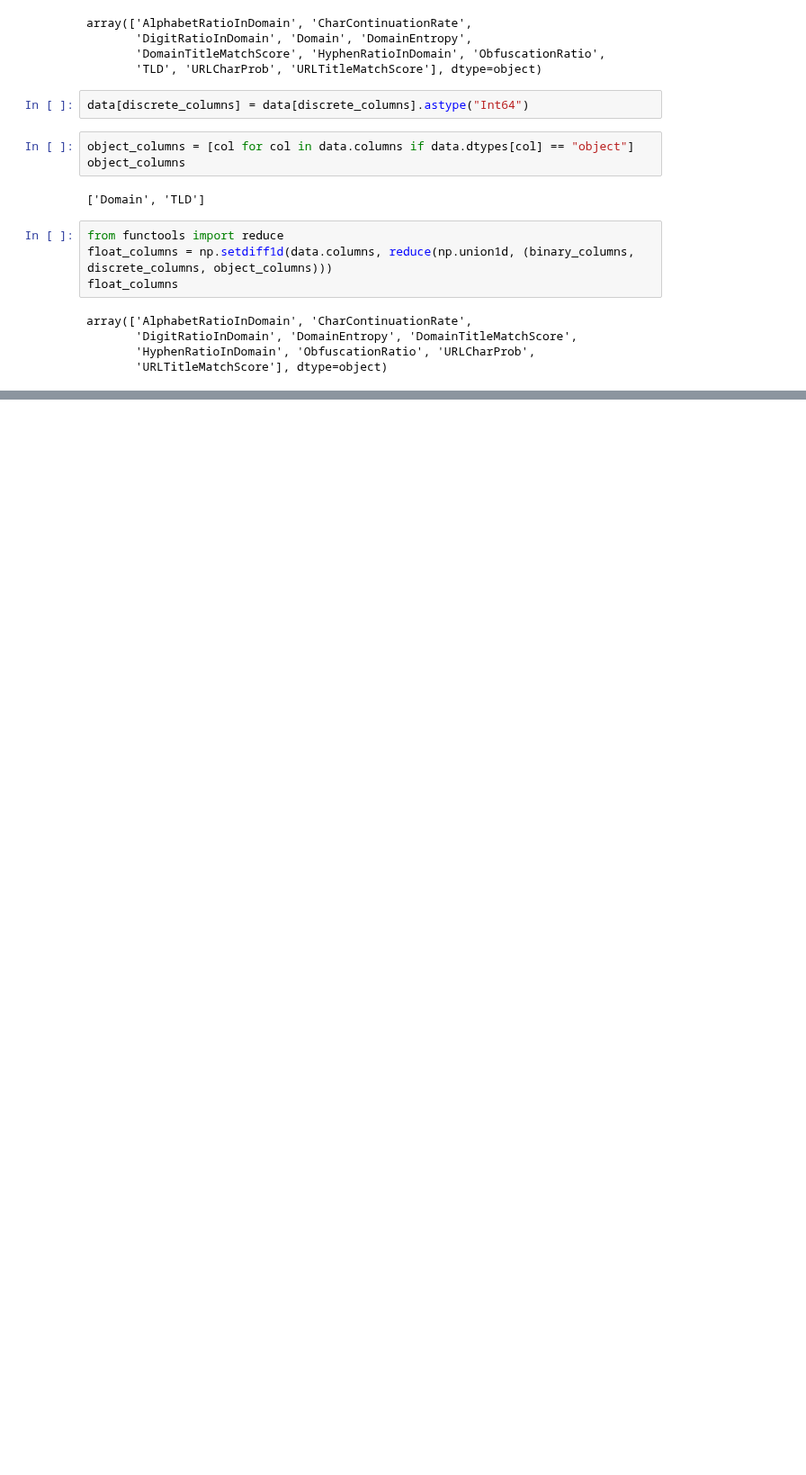
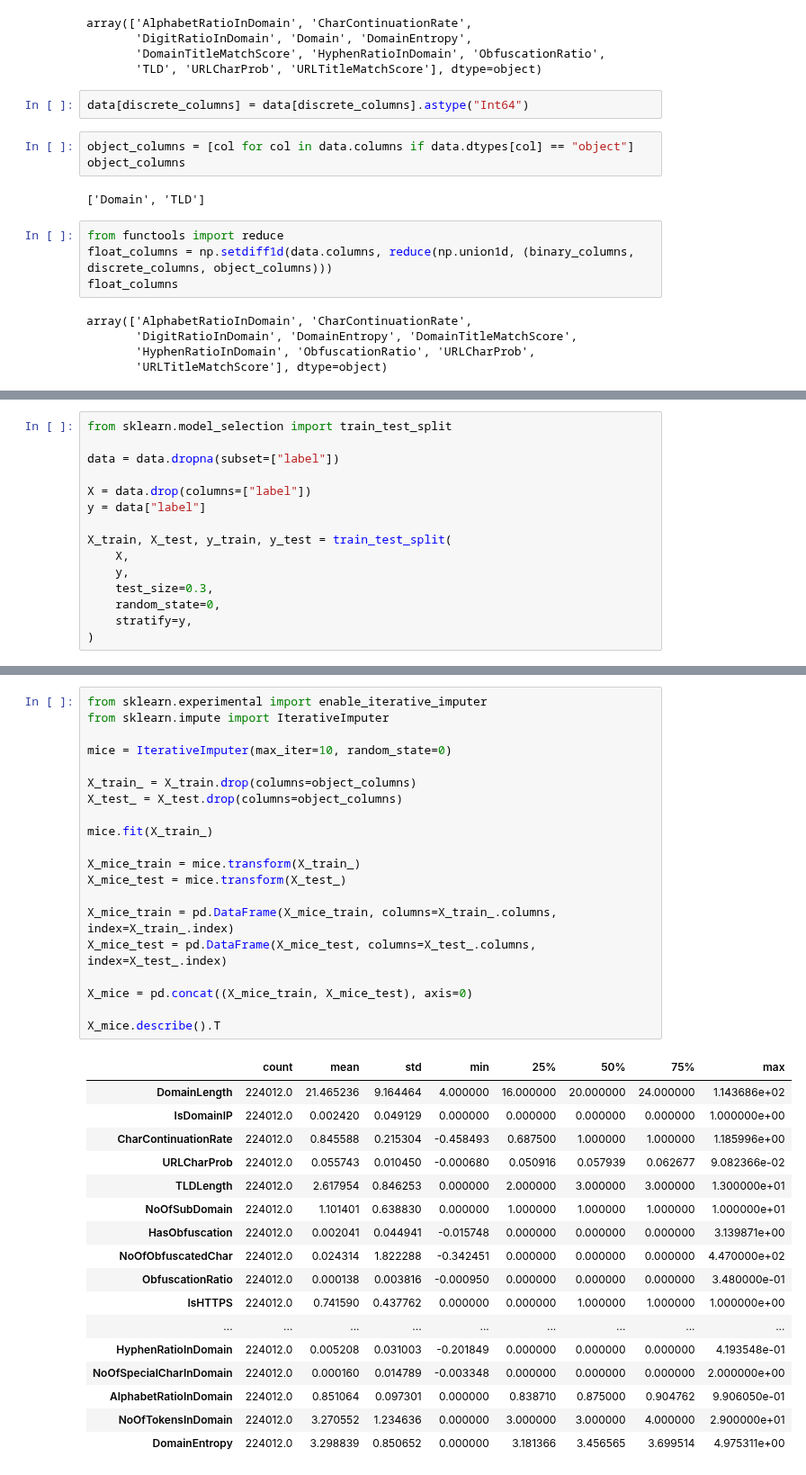
Before and after one commit to BugraAKKUS/Phishing-URL--Website--Detection, a Jupyter notebook: feature_engineering.ipynb, the cells around one changed output, grey strips where cells are left out. Shown at 90% size. Cells and saved outputs as stored; diff of their text form; blank space fills up the shorter version.

```diff
--- a/feature_engineering.ipynb
+++ b/feature_engineering.ipynb
@@ -289,0 +292,15 @@ array(['AlphabetRatioInDomain', 'CharContinuationRate',
+# %%
+from sklearn.model_selection import train_test_split
+
+data = data.dropna(subset=["label"])
+
+X = data.drop(columns=["label"])
+y = data["label"]
+
+X_train, X_test, y_train, y_test = train_test_split(
+    X,
+    y,
+    test_size=0.3,
+    random_state=0,
+    stratify=y,
+)
@@ -289,0 +309,38 @@ array(['AlphabetRatioInDomain', 'CharContinuationRate',
+# %%
+from sklearn.experimental import enable_iterative_imputer
+from sklearn.impute import IterativeImputer
+
+mice = IterativeImputer(max_iter=10, random_state=0)
+
+X_train_ = X_train.drop(columns=object_columns)
+X_test_ = X_test.drop(columns=object_columns)
+
+mice.fit(X_train_)
+
+X_mice_train = mice.transform(X_train_)
+X_mice_test = mice.transform(X_test_)
+
+X_mice_train = pd.DataFrame(X_mice_train, columns=X_train_.columns, index=X_train_.index)
+X_mice_test = pd.DataFrame(X_mice_test, columns=X_test_.columns, index=X_test_.index)
+
+X_mice = pd.concat((X_mice_train, X_mice_test), axis=0)
+
+X_mice.describe().T
+# %% [output]
+|  | count | mean | std | min | 25% | 50% | 75% | max |
+| DomainLength | 224012.0 | 21.465236 | 9.164464 | 4.000000 | 16.000000 | 20.000000 | 24.000000 | 1.143686e+02 |
+| IsDomainIP | 224012.0 | 0.002420 | 0.049129 | 0.000000 | 0.000000 | 0.000000 | 0.000000 | 1.000000e+00 |
+| CharContinuationRate | 224012.0 | 0.845588 | 0.215304 | -0.458493 | 0.687500 | 1.000000 | 1.000000 | 1.185996e+00 |
+| URLCharProb | 224012.0 | 0.055743 | 0.010450 | -0.000680 | 0.050916 | 0.057939 | 0.062677 | 9.082366e-02 |
+| TLDLength | 224012.0 | 2.617954 | 0.846253 | 0.000000 | 2.000000 | 3.000000 | 3.000000 | 1.300000e+01 |
+| NoOfSubDomain | 224012.0 | 1.101401 | 0.638830 | 0.000000 | 1.000000 | 1.000000 | 1.000000 | 1.000000e+01 |
+| HasObfuscation | 224012.0 | 0.002041 | 0.044941 | -0.015748 | 0.000000 | 0.000000 | 0.000000 | 3.139871e+00 |
+| NoOfObfuscatedChar | 224012.0 | 0.024314 | 1.822288 | -0.342451 | 0.000000 | 0.000000 | 0.000000 | 4.470000e+02 |
+| ObfuscationRatio | 224012.0 | 0.000138 | 0.003816 | -0.000950 | 0.000000 | 0.000000 | 0.000000 | 3.480000e-01 |
+| IsHTTPS | 224012.0 | 0.741590 | 0.437762 | 0.000000 | 0.000000 | 1.000000 | 1.000000 | 1.000000e+00 |
+| ... | ... | ... | ... | ... | ... | ... | ... | ... |
+| HyphenRatioInDomain | 224012.0 | 0.005208 | 0.031003 | -0.201849 | 0.000000 | 0.000000 | 0.000000 | 4.193548e-01 |
+| NoOfSpecialCharInDomain | 224012.0 | 0.000160 | 0.014789 | -0.003348 | 0.000000 | 0.000000 | 0.000000 | 2.000000e+00 |
+| AlphabetRatioInDomain | 224012.0 | 0.851064 | 0.097301 | 0.000000 | 0.838710 | 0.875000 | 0.904762 | 9.906050e-01 |
+| NoOfTokensInDomain | 224012.0 | 3.270552 | 1.234636 | 0.000000 | 3.000000 | 3.000000 | 4.000000 | 2.900000e+01 |
+| DomainEntropy | 224012.0 | 3.298839 | 0.850652 | 0.000000 | 3.181366 | 3.456565 | 3.699514 | 4.975311e+00 |
```
Also changed, not shown: parts of 8 cells of this notebook.
